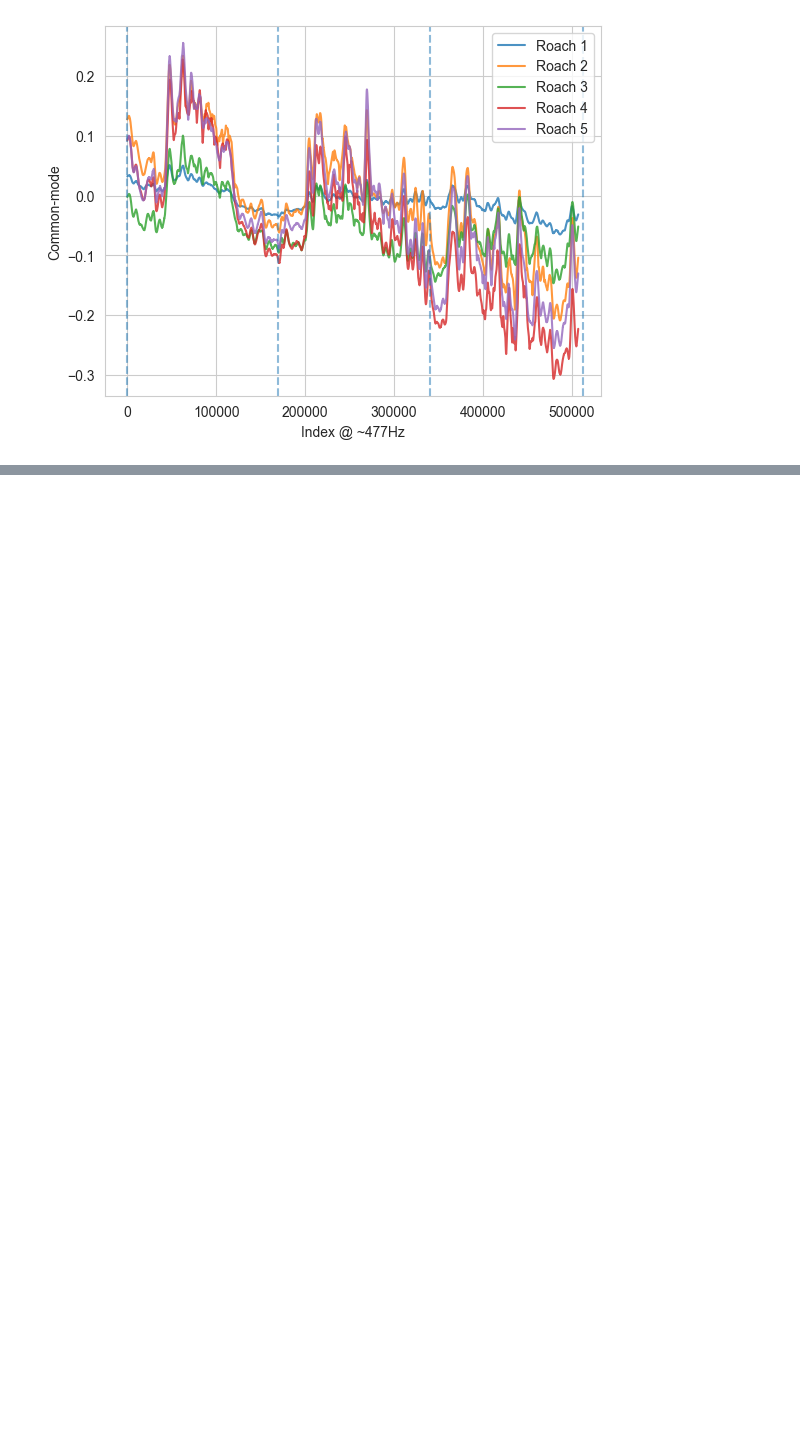
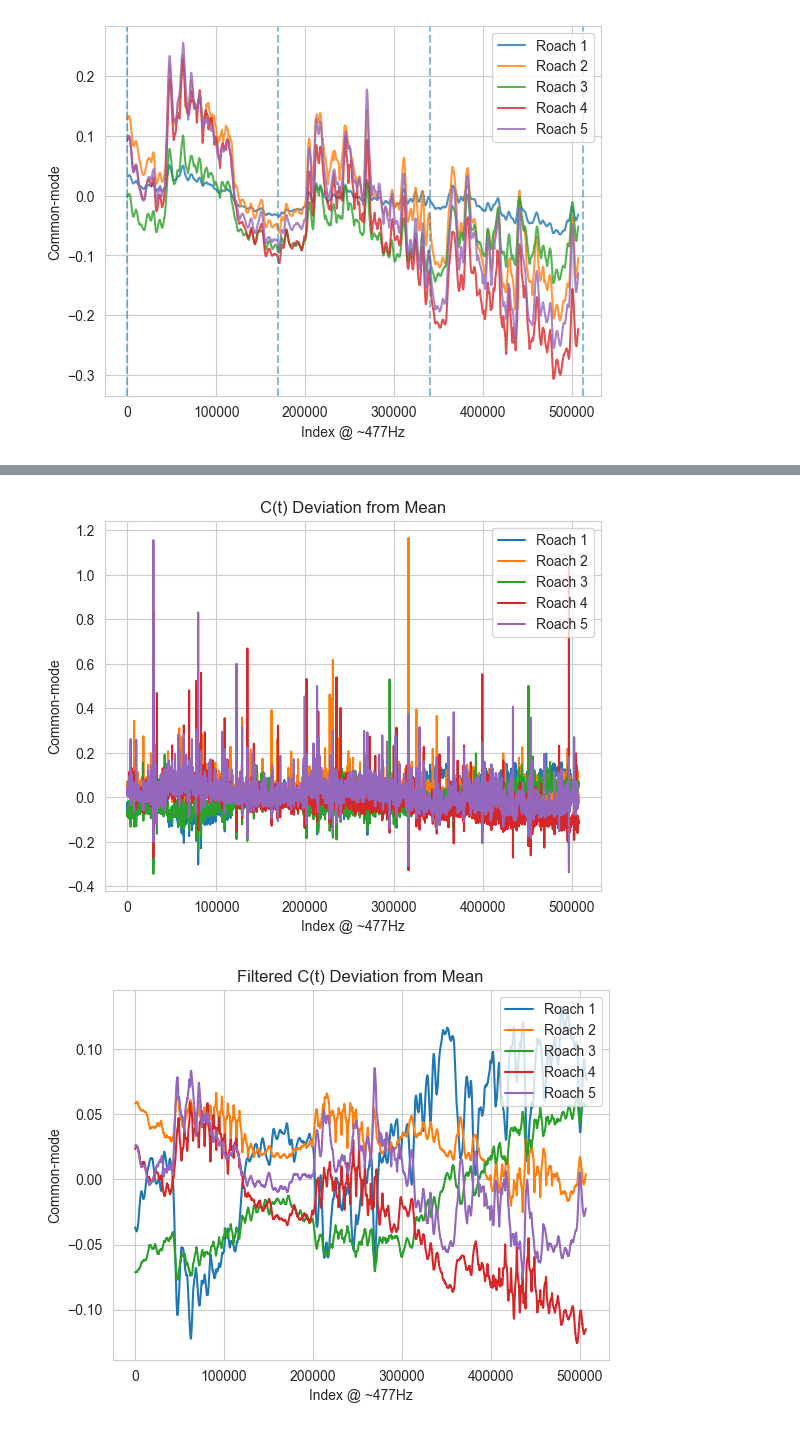
Before and after one commit to jonahjlee/map_making_blasttng_jl, a Jupyter notebook: roach_comparison.ipynb, the cells around one changed output, grey strips where cells are left out. Drawn from its saved outputs; the diff is of its cells as text; code cells hidden in the pictures; blank space fills up the shorter version.

```diff
--- a/roach_comparison.ipynb
+++ b/roach_comparison.ipynb
@@ -123,0 +146,19 @@ plt.show()
+# %%
+for roach in roaches:
+    plt.plot(mean_diffs[roach], label=f'Roach {roach}')
+plt.legend(loc='upper right')
+plt.title('C(t) Deviation from Mean')
+plt.xlabel("Index @ ~477Hz")
+plt.ylabel("Common-mode")
+plt.show()
+
+for roach in roaches:
+    plt.plot(mean_diffs_filtered[roach], label=f'Roach {roach}')
+plt.legend(loc='upper right')
+plt.title('Filtered C(t) Deviation from Mean')
+plt.xlabel("Index @ ~477Hz")
+plt.ylabel("Common-mode")
+plt.show()
+# %% [output]
+[figure, added]
+[figure, added]
```
Also changed, not shown: parts of 17 cells of this notebook.
